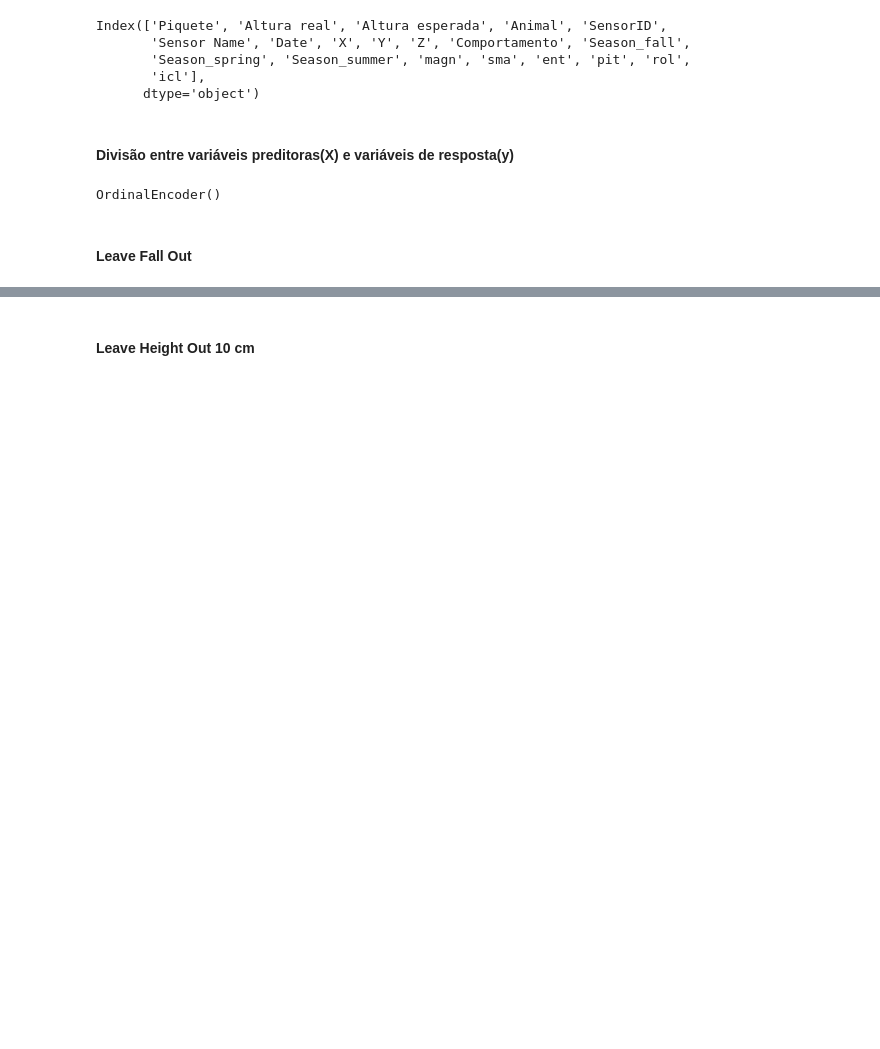
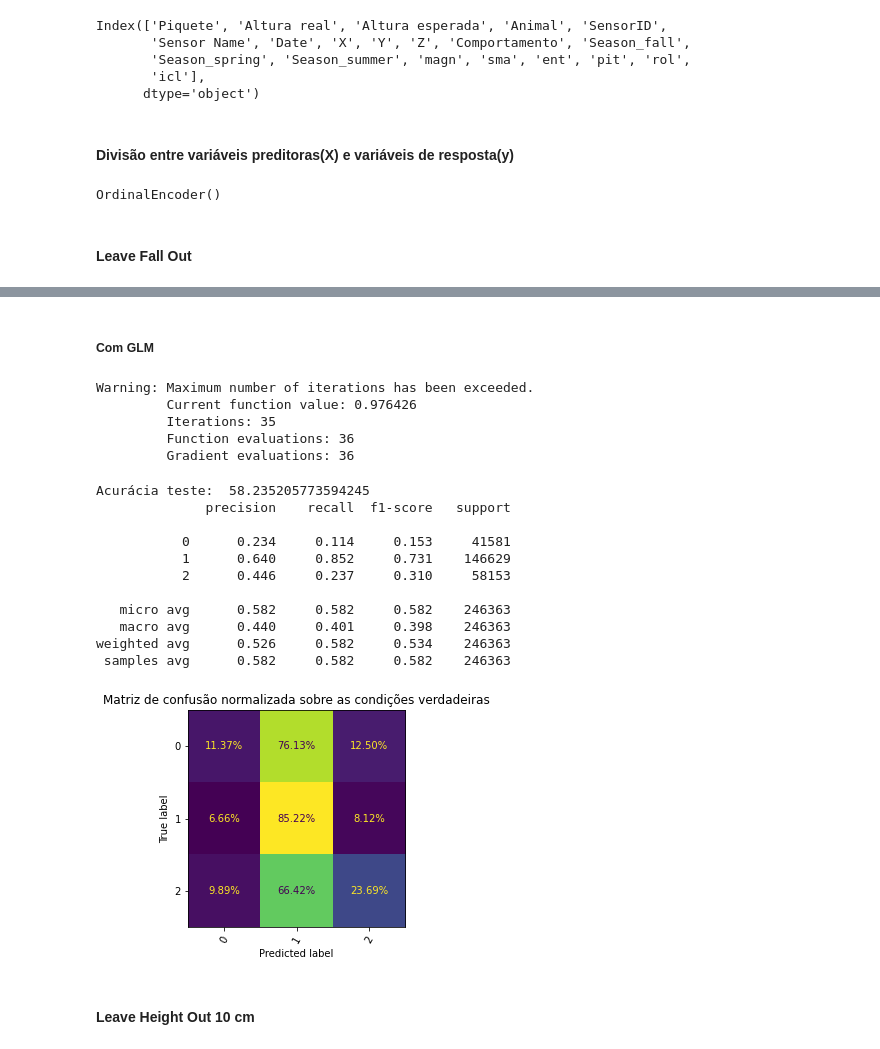
Before and after one commit to egmaziero/ZooWithAI, a Jupyter notebook: Lazaro - Leave One Group Out_PRO.ipynb, the cells around one changed output, grey strips where cells are left out. Saved outputs shown, nothing was run; the diff lists cells and outputs as text; code cells hidden in the pictures; blank space fills up the shorter version.

```diff
--- a/Lazaro - Leave One Group Out_PRO.ipynb
+++ b/Lazaro - Leave One Group Out_PRO.ipynb
@@ -199,3 +334,29 @@ weighted avg      0.650     0.667     0.644    360787
+# %% [markdown]
+##### Com GLM
+# %%
+df_test = df[df.Season_fall == 1]
+# %%
+df_train = df[df.Season_fall == 0]
+# %%
+glm_treinar_e_reportar(df_train, df_test, method = 'bfgs')
+# %% [output]
+Warning: Maximum number of iterations has been exceeded.
+         Current function value: 0.976426
+         Iterations: 35
+         Function evaluations: 36
+         Gradient evaluations: 36
+Acurácia teste:  58.235205773594245
+              precision    recall  f1-score   support
+
+           0      0.234     0.114     0.153     41581
+           1      0.640     0.852     0.731    146629
+           2      0.446     0.237     0.310     58153
+
+   micro avg      0.582     0.582     0.582    246363
+   macro avg      0.440     0.401     0.398    246363
+weighted avg      0.526     0.582     0.534    246363
+ samples avg      0.582     0.582     0.582    246363
+[figure, added]
 # %% [markdown]
 #### Leave Height Out 10 cm
 # %%
```
Also changed, not shown: parts of 20 cells of this notebook, 2 other files.
